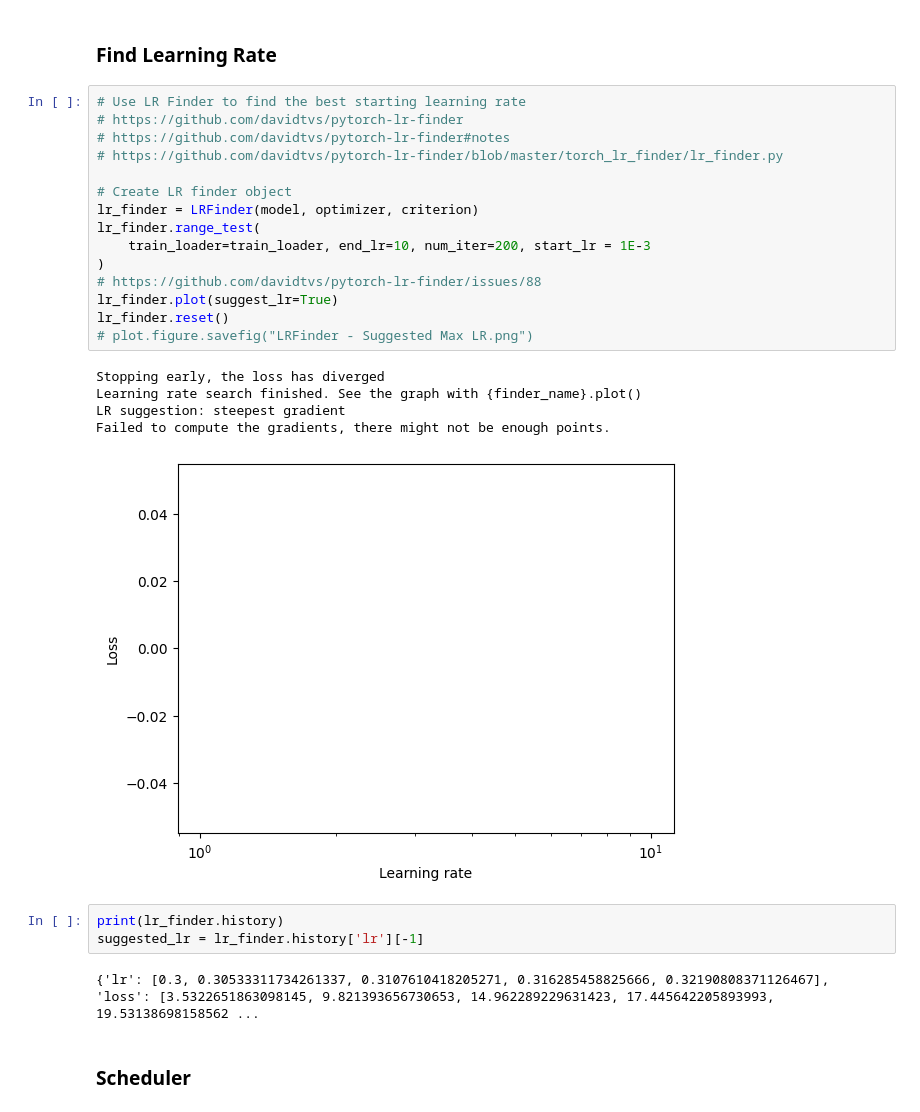
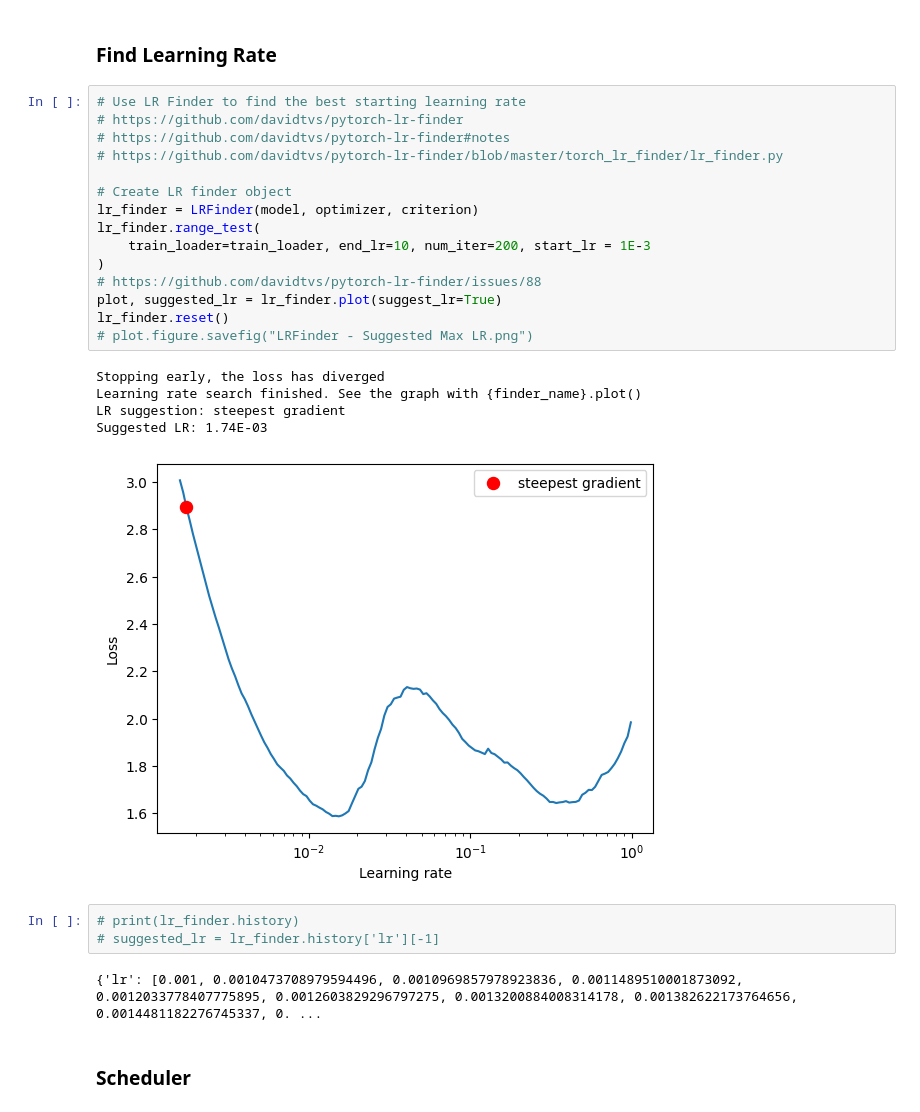
Before and after one commit to nviraj/era-v1, a Jupyter notebook: Session 10/Submission/ERA V1 - Viraj - Assignment 10.ipynb, the cells around one changed output. Cells and saved outputs as stored; diff of their text form.

```diff
--- a/Session 10/Submission/ERA V1 - Viraj - Assignment 10.ipynb
+++ b/Session 10/Submission/ERA V1 - Viraj - Assignment 10.ipynb
@@ -313,29 +313,29 @@ criterion = torch.nn.CrossEntropyLoss()
 # %%
 # Use LR Finder to find the best starting learning rate
 # https://github.com/davidtvs/pytorch-lr-finder
 # https://github.com/davidtvs/pytorch-lr-finder#notes
 # https://github.com/davidtvs/pytorch-lr-finder/blob/master/torch_lr_finder/lr_finder.py
 
 # Create LR finder object
 lr_finder = LRFinder(model, optimizer, criterion)
 lr_finder.range_test(
     train_loader=train_loader, end_lr=10, num_iter=200, start_lr = 1E-3
 )
 # https://github.com/davidtvs/pytorch-lr-finder/issues/88
-lr_finder.plot(suggest_lr=True)
+plot, suggested_lr = lr_finder.plot(suggest_lr=True)
 lr_finder.reset()
 # plot.figure.savefig("LRFinder - Suggested Max LR.png")
 # %% [output]
 Stopping early, the loss has diverged
 Learning rate search finished. See the graph with {finder_name}.plot()
 LR suggestion: steepest gradient
-Failed to compute the gradients, there might not be enough points.
+Suggested LR: 1.74E-03
-[figure, old version]
+[figure, new version]
 # %%
-print(lr_finder.history)
-suggested_lr = lr_finder.history['lr'][-1]
+# print(lr_finder.history)
+# suggested_lr = lr_finder.history['lr'][-1]
 # %% [output]
-{'lr': [0.3, 0.30533311734261337, 0.3107610418205271, 0.316285458825666, 0.32190808371126467], 'loss': [3.5322651863098145, 9.821393656730653, 14.962289229631423, 17.445642205893993, 19.53138698158562 ...
+{'lr': [0.001, 0.0010473708979594496, 0.0010969857978923836, 0.0011489510001873092, 0.0012033778407775895, 0.0012603829296797275, 0.0013200884008314178, 0.001382622173764656, 0.0014481182276745337, 0. ...
 # %% [markdown]
 ### Scheduler
 # %%
```
Also changed, not shown: parts of 3 cells of this notebook.
